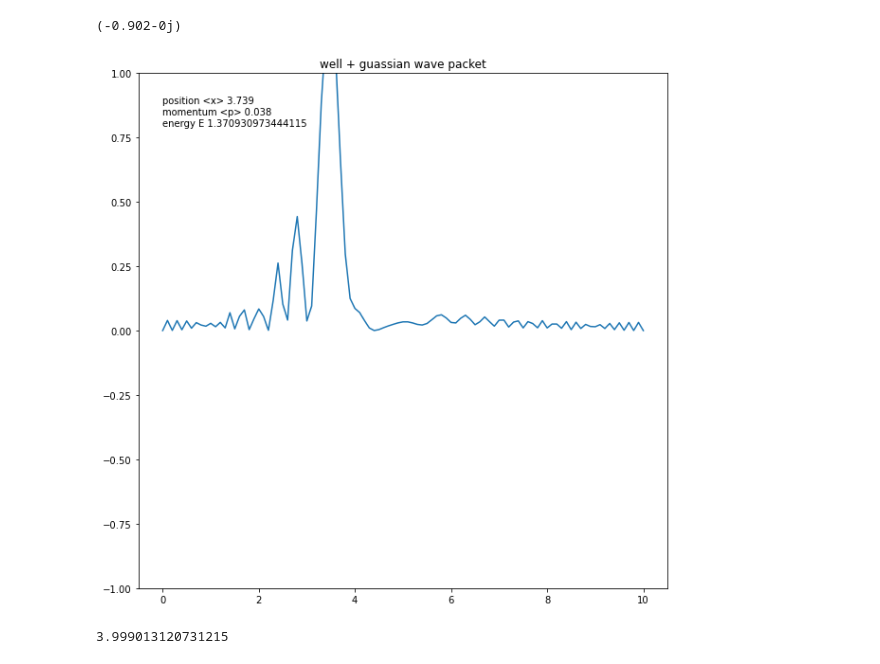
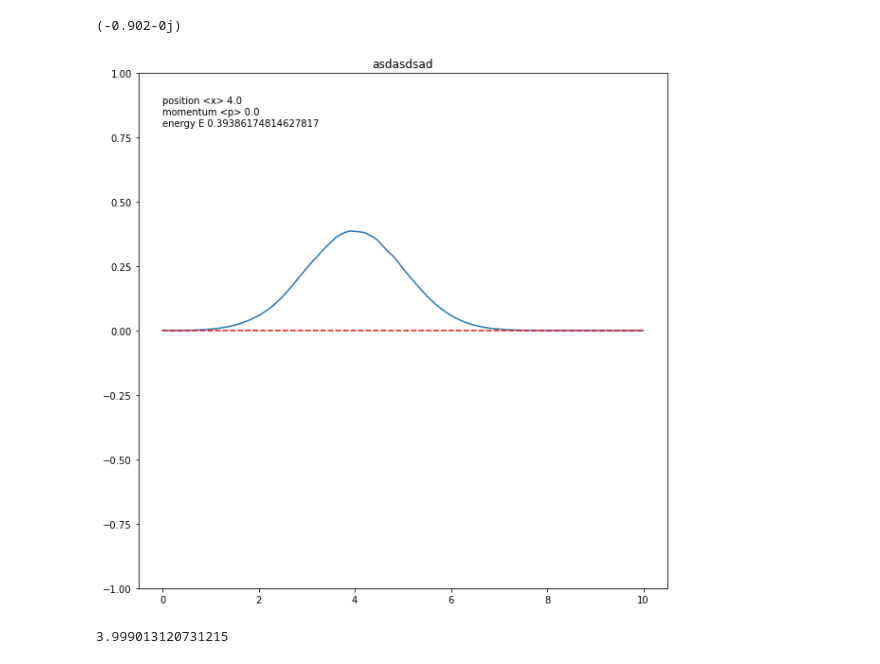
Before and after one commit to sushiTonpai/schrodinger, a Jupyter notebook: Time-dependent schrodinger in 1D.ipynb, the cells around one changed output. Saved outputs shown, nothing was run; the diff lists cells and outputs as text; code cells hidden in the pictures.

```diff
--- a/Time-dependent schrodinger in 1D.ipynb
+++ b/Time-dependent schrodinger in 1D.ipynb
@@ -54,7 +54,7 @@ L = 10
 x,dx = np.linspace(0,L, N , retstep= True)
 # time parameters
 T = 0.0001
-Nt = 15000
+Nt = 5000
 dt = 1e-4
 # %%
 # gaussain wave package generator
@@ -155,8 +155,11 @@ def simulation(psi,V):
     return psi_tot
 # %%
 # psi0 as gaussian
-psi = gen_gaussian(x, x0 = 2 , sigma = 1/5 , p0 = 20)
+psi = gen_gaussian(x, x0 = 4 , sigma = 1/2 , p0 = 0)
 psi = normalize(psi,x)
+
+# psi = np.abs(np.sin(x * np.pi / 10) + 2*np.sin(2 *x * np.pi/10))
+# psi = normalize(psi,x)
 
 # psi0 as ground state
 # psi = gen_sine(x,2)
@@ -167,8 +170,8 @@ psi = normalize(psi,x)
 # psi = normalize(psi,x)
 
 
-V = V_well(x)
+# V = V_well(x)
 plt.plot(x,density(psi))
-plt.plot(x,V)
+# plt.plot(x,V)
 # %% [output]
 [<matplotlib.lines.Line2D at 0x...>]
@@ -176,5 +179,5 @@ plt.plot(x,V)
 # %%
 # potential init
-V0 = V_well(x)
+V0 = V_free_particle(x)
 # simulation
 psi_m00 = simulation(psi.astype(complex),V0)
@@ -232,7 +235,7 @@ E = get_e(psi_mm)
 fig,ax = plt.subplots(figsize  = (10,10))
 line, = ax.plot(x,density(psi_mm[0,:]))
 line2, = ax.plot(x, V0 , '--' ,color = 'r')
-title = "well + guassian wave packet"
+title = "asdasdsad"
 
 def text_pos(sframe):
     return f'position <x> {round(get_position(psi_mm[sframe,:]),3).real}'
@@ -242,34 +245,34 @@ def text_energy():
     return f'energy E {E}'
 txt = ax.text(0 , 0.85 ,f'{text_pos(0)} \n{text_momentum(0)} \n{text_energy()}', ha='left', va='center', fontsize=10, color="black")
 plt.title(title)
 plt.ylim(-1,1)
 
 # function update 1d wave over time
 def update(frame):
     line.set_ydata(density(psi_mm[50 * frame,:]))
     txt.set_text(f'{text_pos(50*frame)} \n{text_momentum(50*frame)} \n{text_energy()}')
     return line, txt,
 
 
 
 #number of frames
 nframes = len(psi_mm) // 50
 
 ani = FuncAnimation(fig,update, frames = nframes, interval = 1, blit = True)
 
 
 # save animation
 file_format = 'gif'
 file_name = f'1D TDSE v1 {title}'
 
 directory = '/Users/Admin/Desktop/senior/animation'
 output_file = os.path.join(directory, f'{file_name}.{file_format}')
 
 ani.save(output_file, writer='pillow', fps=15)
 
 plt.show()
 # %% [output]
-[figure, old version]
+[figure, new version]
 # %%
 # comparing Es
 get_e(psi_m01) / get_e(psi_m00)
```
Also changed, not shown: parts of 3 cells of this notebook.
